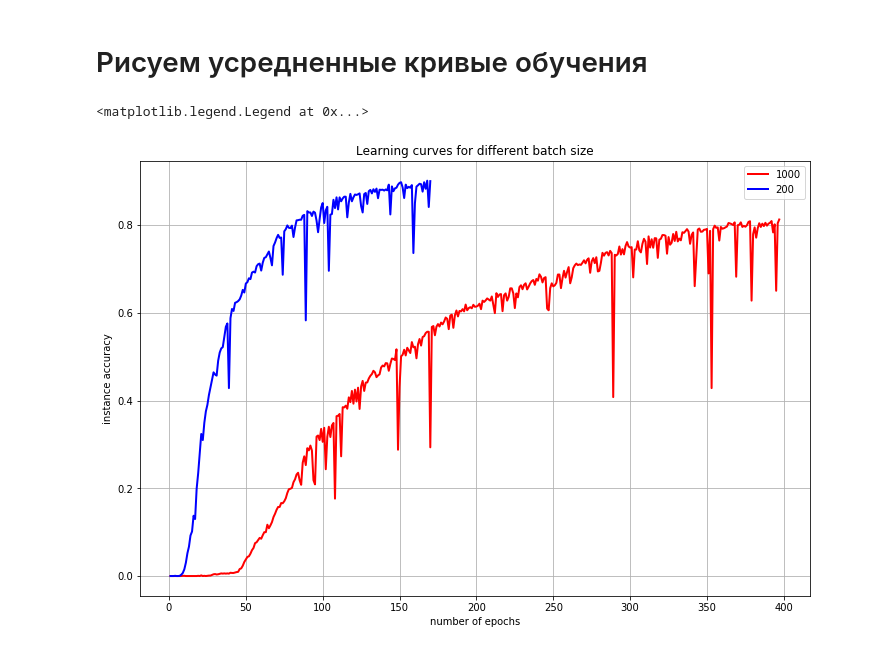
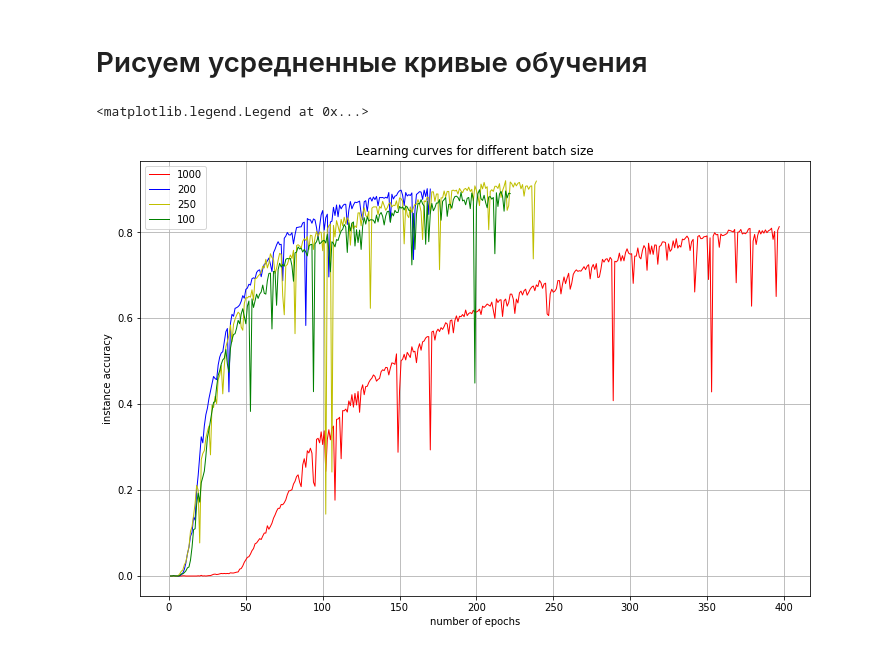
Before and after one commit to Koziev/chatbot, a Jupyter notebook: PyModels/Визуализация влияния batch_size на обучение wordchar2vector.ipynb, the cells around one changed output. Drawn from its saved outputs; the diff is of its cells as text; code cells hidden in the pictures.

Commit message:
Изменения тетрадке в визуализации динамики обучения при разных batch_size + добавлена кривая для batch_size=300

```diff
--- a/PyModels/Визуализация влияния batch_size на обучение wordchar2vector.ipynb
+++ b/PyModels/Визуализация влияния batch_size на обучение wordchar2vector.ipynb
@@ -20,9 +20,15 @@ from utils.tokenizer import Tokenizer
 fn_1000 = ['learning_curve__lstm(cnn)_vecsize=56_tunable_char_embeddings=0_chardims=87_batchsize=1000_seed=123456.csv',
            'learning_curve__lstm(cnn)_vecsize=56_tunable_char_embeddings=0_chardims=87_batchsize=1000_seed=234567.csv']
 
+fn_300 = ['learning_curve__lstm(cnn)_vecsize=56_tunable_char_embeddings=0_chardims=87_batchsize=300_seed=123456.csv']
+
+fn_250 = ['learning_curve__lstm(cnn)_vecsize=56_tunable_char_embeddings=0_chardims=87_batchsize=250_seed=123456.csv']
+
 fn_200 = ['learning_curve__lstm(cnn)_vecsize=56_tunable_char_embeddings=0_chardims=87_batchsize=200_seed=123456.csv',
           'learning_curve__lstm(cnn)_vecsize=56_tunable_char_embeddings=0_chardims=87_batchsize=200_seed=234567.csv']
 
+fn_150 = ['learning_curve__lstm(cnn)_vecsize=56_tunable_char_embeddings=0_chardims=87_batchsize=150_seed=123456.csv']
+
 fn_100 = ['learning_curve__lstm(cnn)_vecsize=56_tunable_char_embeddings=0_chardims=87_batchsize=100_seed=123456.csv']
 # %% [markdown]
 ### Получаем среднее, дисперсию и "абсолютную ошибку измерения"
@@ -61,3 +64,15 @@ ox_200, mean_200, std_200, dev_200 = calc_curve(fn_200)
+# %%
+ox_1000, mean_1000, std_1000, dev_1000 = calc_curve(fn_1000)
+ox_300, mean_300, std_300, dev_300 = calc_curve(fn_300)
+ox_250, mean_250, std_250, dev_250 = calc_curve(fn_250)
+ox_200, mean_200, std_200, dev_200 = calc_curve(fn_200)
+ox_150, mean_150, std_150, dev_150 = calc_curve(fn_150)
+ox_100, mean_100, std_100, dev_100 = calc_curve(fn_100)
+
+mean_curves = [(100, mean_100),
+               #(150, mean_150),
+               (200, mean_200), (250, mean_250), (300, mean_300),
+               (1000, mean_1000)]
 # %%
 plt.errorbar(ox_200, mean_200, yerr=dev_200, fmt='o')
 # %% [output]
@@ -66,14 +81,17 @@ plt.errorbar(ox_200, mean_200, yerr=dev_200, fmt='o')
 # %% [markdown]
 # Рисуем усредненные кривые обучения
 # %%
+# Вариант, когда по OX откладываем число эпох
 plt.figure(figsize=(12, 8))
 plt.grid(True)
-plt.plot(ox_1000, mean_1000, 'r-', linewidth=2, label='1000')
-plt.plot(ox_200, mean_200, 'b-', linewidth=2, label='200')
+plt.plot(ox_1000, mean_1000, 'r-', linewidth=1, label='1000')
+plt.plot(ox_200, mean_200, 'b-', linewidth=1, label='200')
+plt.plot(ox_250, mean_250, 'y-', linewidth=1, label='250')
+plt.plot(ox_100, mean_100, 'g-', linewidth=1, label='100')
 plt.xlabel('number of epochs')
 plt.ylabel('instance accuracy')
 plt.title('Learning curves for different batch size')
 plt.legend()
 # %% [output]
 <matplotlib.legend.Legend at 0x...>
-[figure, old version]
+[figure, new version]
```
Also changed, not shown: parts of 5 cells of this notebook, 2 other files.
